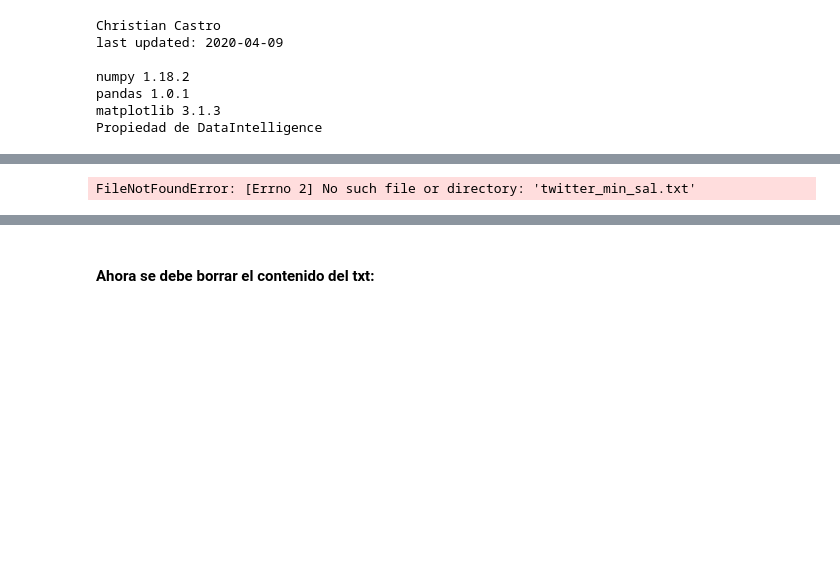
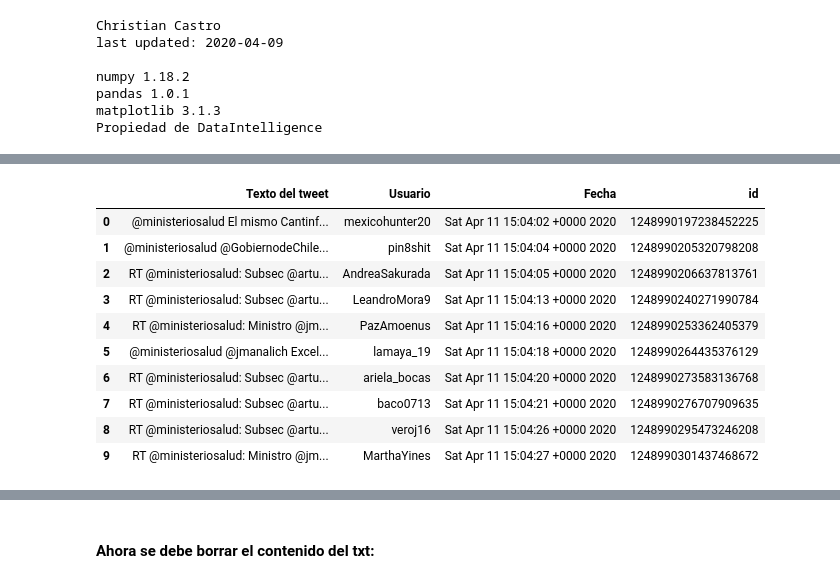
Before and after one commit to Sud-Austral/Repositorio_extraccion_de_data_de_RRSS_con_Python, a Jupyter notebook: 110420 maqueta bueno! Extracción en tiempo real de tweets por usuario VII-Copy1.ipynb, the cells around one changed output, grey strips where cells are left out. Saved outputs shown, nothing was run; the diff lists cells and outputs as text; code cells hidden in the pictures; blank space fills up the shorter version.

```diff
--- a/110420 maqueta bueno! Extracción en tiempo real de tweets por usuario VII-Copy1.ipynb
+++ b/110420 maqueta bueno! Extracción en tiempo real de tweets por usuario VII-Copy1.ipynb
@@ -120,33 +120,43 @@ stream.filter(follow=usuario)
 # %%
 import json
 import pandas as pd
-tweets_data_path = "twitter_min_sal.txt"
+tweets_data_path = "twitter_who.txt"
 
 
 tweets_data = []
 tweets_file = open(tweets_data_path, "r")
 for line in tweets_file:
     try:
         tweet = json.loads(line)
         tweets_data.append(tweet)
     except:
         continue
 
 tweets = pd.DataFrame()
 
 tweets['Texto del tweet'] = list(map(lambda tweet: tweet['text'], tweets_data))
 tweets['Usuario'] = list(map(lambda tweet: tweet['user']['screen_name'], tweets_data))
 tweets['Fecha'] = list(map(lambda tweet: tweet['created_at'], tweets_data))
 
 #url = f"https://twitter.com/user/status/{tweet.id}"
 
 #tweets['id'] = list(map(lambda tweet: tweet['id'], tweets_data))
 
 tweets['id'] = list(map(lambda tweet: tweet['id'], tweets_data))
 
 tweets
 # %% [output]
-FileNotFoundError: [Errno 2] No such file or directory: 'twitter_min_sal.txt'
+|  | Texto del tweet | Usuario | Fecha | id |
+| 0 | @ministeriosalud El mismo Cantinf... | mexicohunter20 | Sat Apr 11 15:04:02 +0000 2020 | 1248990197238452225 |
+| 1 | @ministeriosalud @GobiernodeChile... | pin8shit | Sat Apr 11 15:04:04 +0000 2020 | 1248990205320798208 |
+| 2 | RT @ministeriosalud: Subsec @artu... | AndreaSakurada | Sat Apr 11 15:04:05 +0000 2020 | 1248990206637813761 |
+| 3 | RT @ministeriosalud: Subsec @artu... | LeandroMora9 | Sat Apr 11 15:04:13 +0000 2020 | 1248990240271990784 |
+| 4 | RT @ministeriosalud: Ministro @jm... | PazAmoenus | Sat Apr 11 15:04:16 +0000 2020 | 1248990253362405379 |
+| 5 | @ministeriosalud @jmanalich Excel... | lamaya_19 | Sat Apr 11 15:04:18 +0000 2020 | 1248990264435376129 |
+| 6 | RT @ministeriosalud: Subsec @artu... | ariela_bocas | Sat Apr 11 15:04:20 +0000 2020 | 1248990273583136768 |
+| 7 | RT @ministeriosalud: Subsec @artu... | baco0713 | Sat Apr 11 15:04:21 +0000 2020 | 1248990276707909635 |
+| 8 | RT @ministeriosalud: Subsec @artu... | veroj16 | Sat Apr 11 15:04:26 +0000 2020 | 1248990295473246208 |
+| 9 | RT @ministeriosalud: Ministro @jm... | MarthaYines | Sat Apr 11 15:04:27 +0000 2020 | 1248990301437468672 |
 # %%
 reversed_tweets = tweets.iloc[::-1]
 reversed_tweets
```
Also changed, not shown: parts of 3 cells of this notebook, 2 other files.
